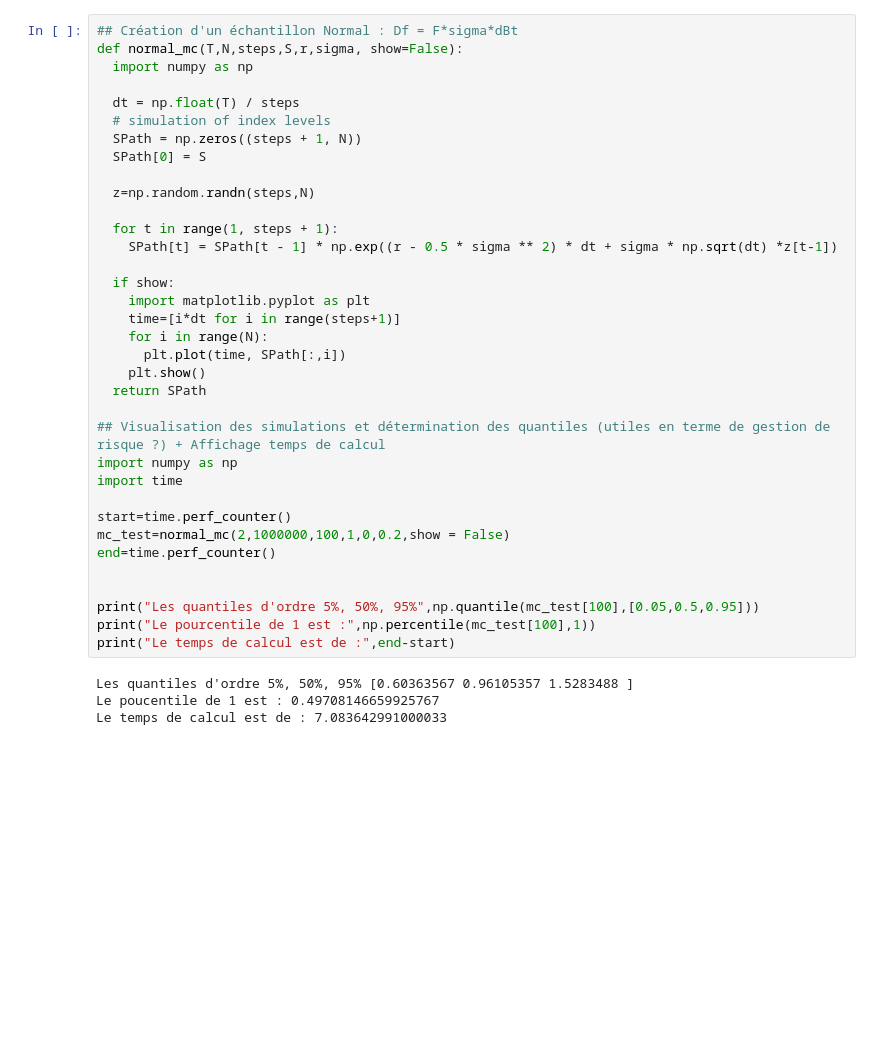
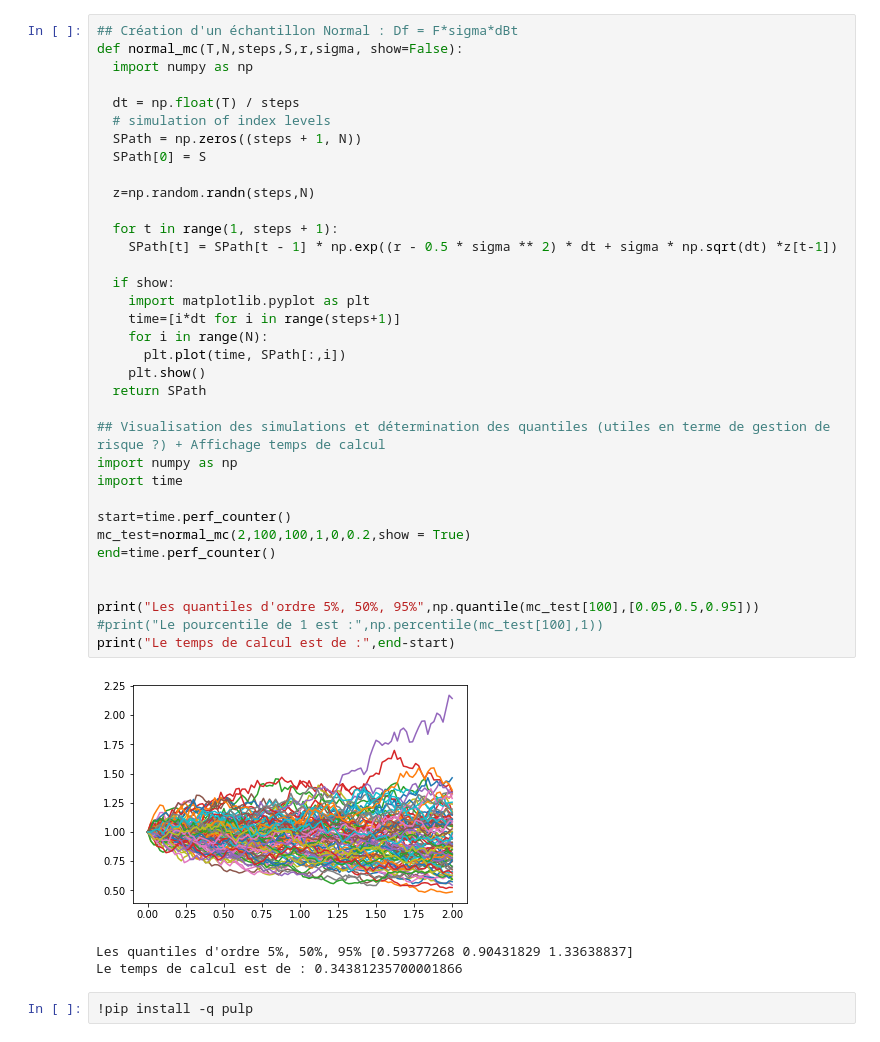
Before and after one commit to RomaricRichou/pie2021_option_swing, a Jupyter notebook: SimulationsMC.ipynb, the cells around one changed output. Drawn from its saved outputs; the diff is of its cells as text; blank space fills up the shorter version.

```diff
--- a/SimulationsMC.ipynb
+++ b/SimulationsMC.ipynb
@@ -39,35 +39,37 @@ def normal_mc(T,N,steps,S,r,sigma, show=False):
 
   dt = np.float(T) / steps
   # simulation of index levels
   SPath = np.zeros((steps + 1, N))
   SPath[0] = S
 
   z=np.random.randn(steps,N)
 
   for t in range(1, steps + 1):
     SPath[t] = SPath[t - 1] * np.exp((r - 0.5 * sigma ** 2) * dt + sigma * np.sqrt(dt) *z[t-1])
 
   if show:
     import matplotlib.pyplot as plt
     time=[i*dt for i in range(steps+1)]
     for i in range(N):
       plt.plot(time, SPath[:,i])
     plt.show()
   return SPath
 
 ## Visualisation des simulations et détermination des quantiles (utiles en terme de gestion de risque ?) + Affichage temps de calcul
 import numpy as np
 import time
 
 start=time.perf_counter()
-mc_test=normal_mc(2,1000000,100,1,0,0.2,show = False)
+mc_test=normal_mc(2,100,100,1,0,0.2,show = True)
 end=time.perf_counter()
 
 
 print("Les quantiles d'ordre 5%, 50%, 95%",np.quantile(mc_test[100],[0.05,0.5,0.95]))
-print("Le pourcentile de 1 est :",np.percentile(mc_test[100],1))
+#print("Le pourcentile de 1 est :",np.percentile(mc_test[100],1))
 print("Le temps de calcul est de :",end-start)
 # %% [output]
+[figure, added]
-Les quantiles d'ordre 5%, 50%, 95% [0.60363567 0.96105357 1.5283488 ]
-Le poucentile de 1 est : 0.49708146659925767
-Le temps de calcul est de : 7.083642991000033
+Les quantiles d'ordre 5%, 50%, 95% [0.59377268 0.90431829 1.33638837]
+Le temps de calcul est de : 0.34381235700001866
+# %%
+!pip install -q pulp
```
Also changed, not shown: parts of 2 cells of this notebook.
